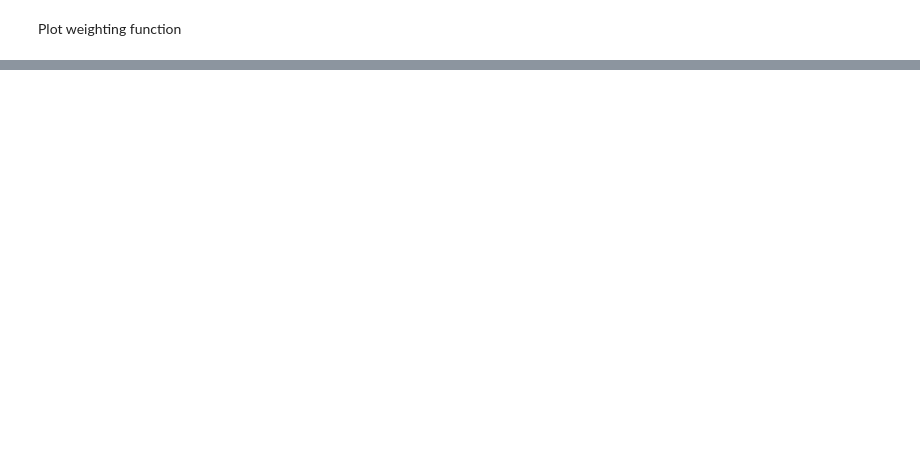
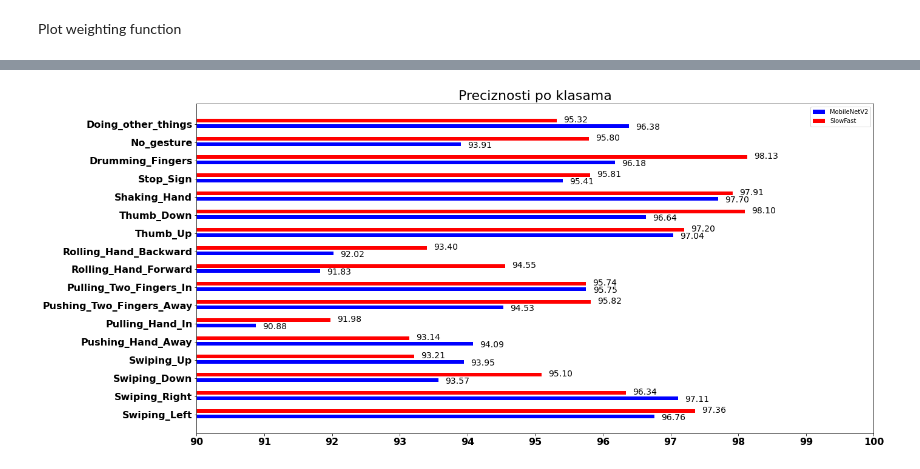
Before and after one commit to Grinjero/HandGestureClassification, a Jupyter notebook: jupyter_notebooks/plotting.ipynb, the cells around one changed output, grey strips where cells are left out. Saved outputs shown, nothing was run; the diff lists cells and outputs as text; code cells hidden in the pictures; blank space fills up the shorter version.

```diff
--- a/jupyter_notebooks/plotting.ipynb
+++ b/jupyter_notebooks/plotting.ipynb
@@ -250,0 +288,46 @@ plt.savefig("WeightingFunction.png")
+# %%
+import numpy as np
+indices = np.arange(len(labels))
+fig, ax = plt.subplots(figsize=(20, 10))
+ax.set_title("Preciznosti po klasama", fontsize=22)
+rect1 = ax.barh(indices, precisions_mbnet, height=0.2, label="MobileNetV2", color=MBNET_COLOR)
+rect2 = ax.barh(indices + .3, precisions_slowfast, height=0.2, label="SlowFast", color=SLOWFAST_COLOR)
+ax.legend(loc='upper right')
+ax.set_yticks(indices + 0.2/2)
+font_label = {'family' : 'normal',
+        'weight' : 'bold',
+        'size'   : 16}
+ax.set_yticklabels(labels, minor=False, fontdict=font_label)
+# for i, c in zip(indices, labels):
+#     ax.text(-.2, i, c)
+
+values_font = {'family' : 'normal',
+        'weight' : 'normal',
+        'size'   : 14}
+for i, prec in enumerate(precisions_mbnet):
+    ax.text(prec + 0.1, i - 0.2, "{:.2f}".format(prec + 90), fontdict=values_font)
+for i, prec in enumerate(precisions_slowfast):
+    ax.text(prec + 0.1, i + 0.2, "{:.2f}".format(prec + 90), fontdict=values_font)
+
+x_ticks_locs = np.linspace(0, 10, 11)
+ax.set_xticks(x_ticks_locs)
+x_ticks = np.linspace(90, 100, 11)
+x_ticks = np.round(x_ticks)
+x_ticks = [str(int(x_tick)) for x_tick in x_ticks]
+ax.set_xticklabels(x_ticks, minor=False,fontdict=font_label)
+# def autolabel(rects):
+#     """Attach a text label above each bar in *rects*, displaying its height."""
+#     for rect in rects:
+#         height = rect.get_height()
+#         width = rect.get_width()
+#         ax.annotate('{}'.format(width),
+#                     xy=(width, rect.get_y() + rect.get_height() / 2, height),
+#                     xytext=(3, 0),  # 3 points vertical offset
+#                     textcoords="offset points",
+#                     ha='center', va='bottom')
+# autolabel(rect1)
+# autolabel(rect2)
+plt.savefig("BarHPrecision.png",bbox_inches='tight')
+plt.show()
+# %% [output]
+[figure, added]
```
Also changed, not shown: parts of 11 cells of this notebook, 45 other files.
